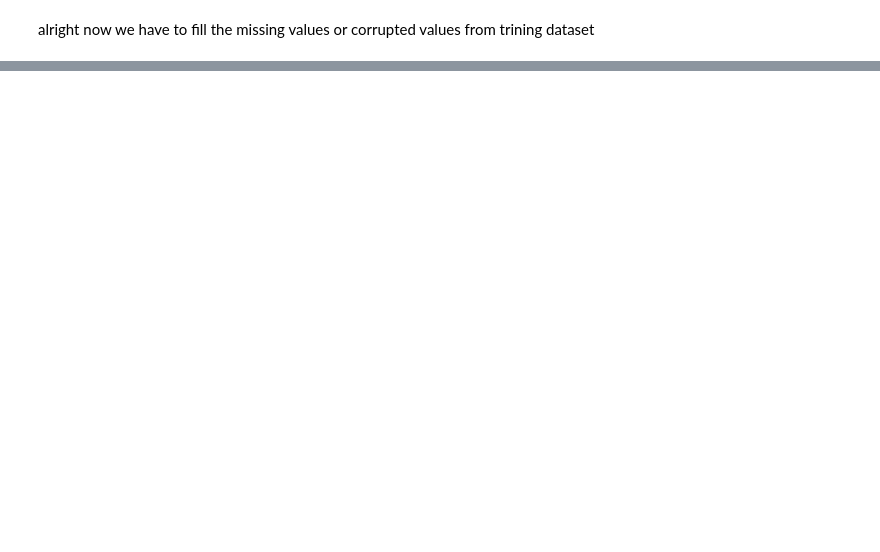
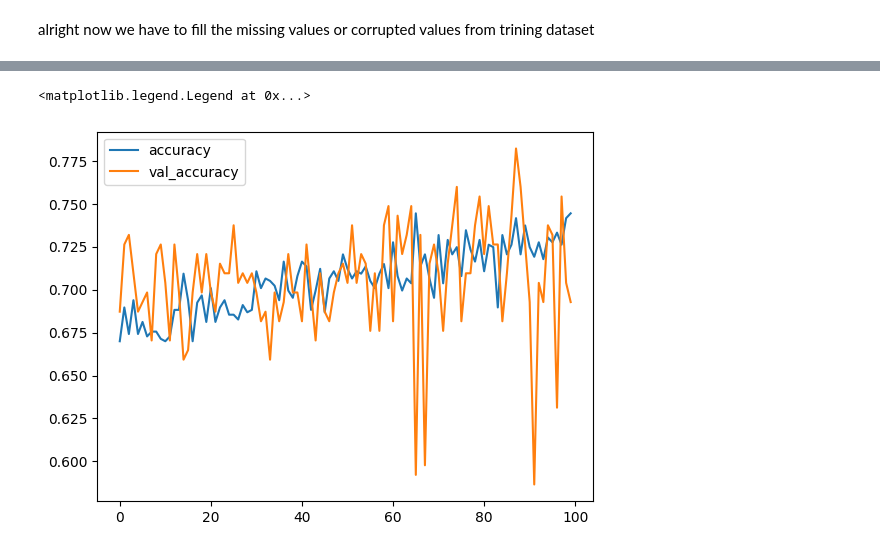
Before and after one commit to MevinuAbey/Kaggle, a Jupyter notebook: titanic/titanic.ipynb, the cells around one changed output, grey strips where cells are left out. Drawn from its saved outputs; the diff is of its cells as text; code cells hidden in the pictures; blank space fills up the shorter version.

```diff
--- a/titanic/titanic.ipynb
+++ b/titanic/titanic.ipynb
@@ -142,0 +231,2 @@ display(df1.head())
+# %%
+x_train, x_validate, y_train, y_validate = train_test_split(train, validate, test_size=0.2, random_state=42)
@@ -142,0 +238,12 @@ display(df1.head())
+# %%
+model = Sequential()
+model.add(Input(shape=(len(x_train.columns),))) # Using Input layer
+model.add(Dense(units=128 , activation='relu'))
+model.add(Dropout(0.2)) # Add dropout with a rate of 0.2
+model.add(Dense(units=64 , activation='relu'))
+model.add(Dropout(0.2)) # Add dropout with a rate of 0.2
+model.add(Dense(units=1 , activation='sigmoid'))
+# %%
+model.compile(optimizer='sgd' , loss='binary_crossentropy' , metrics=['accuracy'])
+# %%
+model.fit(x_train , y_train ,validation_data=(x_validate , y_validate), epochs=100 , batch_size=32)
@@ -143 +271,8 @@ display(df1.head())
+# %%
+plt.plot(model.history.history['accuracy'] , label='accuracy')
+plt.plot(model.history.history['val_accuracy'] , label='val_accuracy')
+plt.legend()
+# %% [output]
+<matplotlib.legend.Legend at 0x...>
+[figure, added]
 # %%
```
Also changed, not shown: parts of 29 cells of this notebook.
